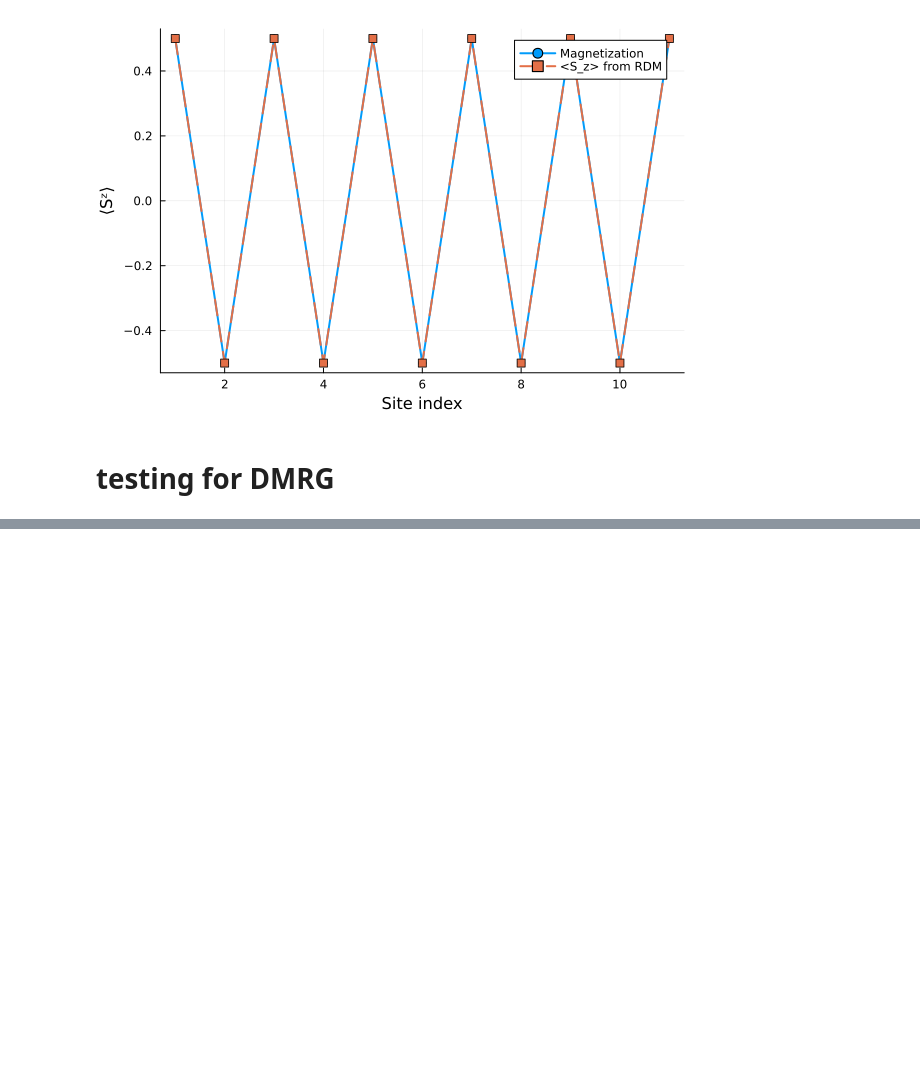
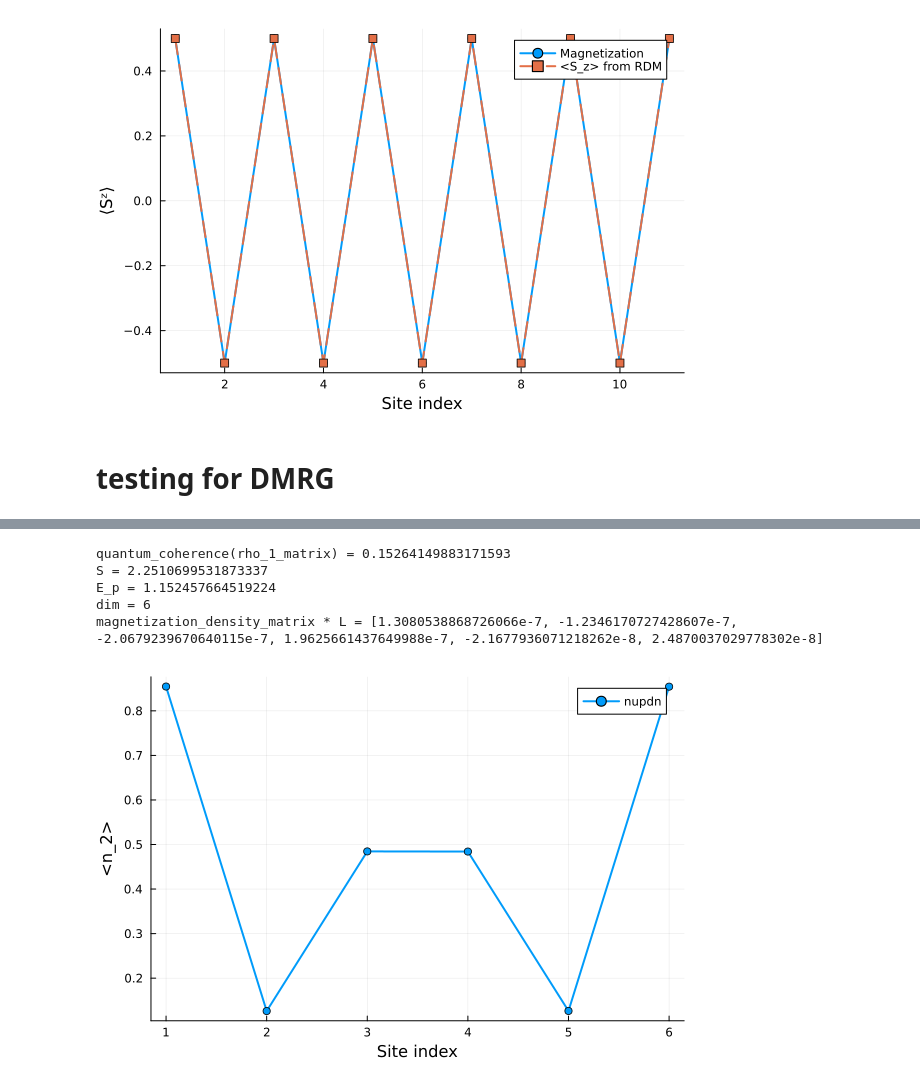
Before and after one commit to FelipePicoli/Extended_Hubbard_Model, a Jupyter notebook: notebooks/implementation_1_particle_rdm.ipynb, the cells around one changed output, grey strips where cells are left out. Cells and saved outputs as stored; diff of their text form; code cells hidden in the pictures; blank space fills up the shorter version.

```diff
--- a/notebooks/implementation_1_particle_rdm.ipynb
+++ b/notebooks/implementation_1_particle_rdm.ipynb
@@ -290,3 +290,23 @@ magnetization_density_matrix * L = [0.5, -0.5, 0.5, -0.5, 0.5, -0.5, 0.5, -0.5,
 [figure]
 # %% [markdown]
 # testing for DMRG
+# %%
+using LinearAlgebra
+# Von Neumann entropy in bits = configuration space.
+function von_neumann_entropy(rho; atol=1e-12)
+    vals = eigen(Hermitian(rho)).values
+    vals = vals[vals .> atol]
+    return -sum(vals .* log.(vals)), -sum(vals .* log2.(vals))
+end
+
+function quantum_coherence(rho)
+    dim = size(rho)[1]
+    C = 0.0
+    for i in 1:dim
+        for j in (i+1):dim
+            # maybe return here and force hermitian()
+            C += abs(rho[i, j])
+        end
+    end
+    return C
+end
@@ -367,0 +368,34 @@ magnetization_density_matrix * L = [-1.194814509414277e-6, 1.1648654426564542e-6
+# %%
+rho_1_matrix = build_1_particle_rdm(psi)
+# @pt rho_1_matrix
+@show quantum_coherence(rho_1_matrix)
+
+
+S, _ = von_neumann_entropy(rho_1_matrix)
+E_p = S - log(L//2)
+
+
+@show S
+
+@show E_p
+
+magnetization = 0.5 * (nup - ndn)
+magnetization_rdm = magnetization_from_rdm(rho_1_matrix, L)
+
+L = length(updn)
+sites = 1:L
+
+plot(sites, updn;
+     label = "nupdn",
+     lw = 2,
+     marker = :circle,
+     xlabel = "Site index",
+     ylabel = "<n_2>",
+     legend = :topright)
+# %% [output]
+quantum_coherence(rho_1_matrix) = 0.15264149883171593
+S = 2.2510699531873337
+E_p = 1.152457664519224
+dim = 6
+magnetization_density_matrix * L = [1.3080538868726066e-7, -1.2346170727428607e-7, -2.0679239670640115e-7, 1.9625661437649988e-7, -2.1677936071218262e-8, 2.4870037029778302e-8]
+[figure, added]
```
Also changed, not shown: parts of 2 cells of this notebook, 4 other files.
